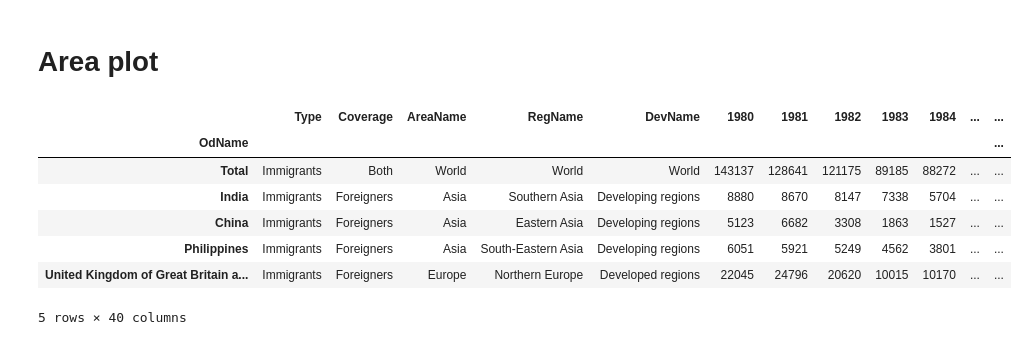
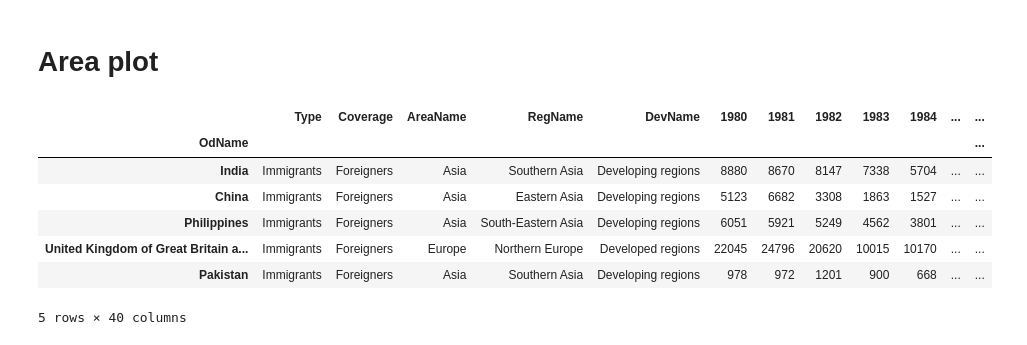
Before and after one commit to xiu-shi/DA_L7, a Jupyter notebook: L7_term2/wk3_immigration_Canada.ipynb, the cells around one changed output. Drawn from its saved outputs; the diff is of its cells as text; code cells hidden in the pictures.

```diff
--- a/L7_term2/wk3_immigration_Canada.ipynb
+++ b/L7_term2/wk3_immigration_Canada.ipynb
@@ -7,8 +7,7 @@ import matplotlib as mpl
 # %%
 dataset = pd.read_excel("/Users/eupirate/Documents/DA_L7/L7_term2/wk3_canada.xlsx",
                         sheet_name = "Canada by Citizenship",
-                        skiprows = range(20)
-                       )
+                        skiprows = range(20))
 dataset.head()
 # %% [output]
 |  | Type | Coverage | OdName | AREA | AreaName | REG | RegName | DEV | DevName | 1980 | ... | ... |
@@ -34,5 +25,5 @@ dataset.head()
 # %%
-dataset['Total'] = dataset.iloc[:, 9:].sum(axis=1)
+dataset['Total_Immigrants'] = dataset.iloc[:, 9:].sum(axis=1)
 
 #dataset['Total'] = dataset.sum(axis=1)
 dataset.head()
@@ -170,19 +161,23 @@ Text(20, 6000, 'Earthquake 2010')
 [figure]
 # %% [markdown]
 # Area plot
+# %%
+#remove the row with label 'Total'
+dataset = dataset[dataset.index !='Total']
+dataset = dataset[dataset.index !='Unknown']
 # %%
 # we organise the dta from the largest to smallest
 
-dataset.sort_values(["Total"],ascending = False, axis = 0, inplace = True)
+dataset.sort_values(["Total_Immigrants"],ascending = False, axis = 0, inplace = True)
 dataset.head()
 # %% [output]
 |  | Type | Coverage | AreaName | RegName | DevName | 1980 | 1981 | 1982 | 1983 | 1984 | ... | ... |
 | OdName |  |  |  |  |  |  |  |  |  |  |  | ... |
-| Total | Immigrants | Both | World | World | World | 143137 | 128641 | 121175 | 89185 | 88272 | ... | ... |
 | India | Immigrants | Foreigners | Asia | Southern Asia | Developing regions | 8880 | 8670 | 8147 | 7338 | 5704 | ... | ... |
 | China | Immigrants | Foreigners | Asia | Eastern Asia | Developing regions | 5123 | 6682 | 3308 | 1863 | 1527 | ... | ... |
 | Philippines | Immigrants | Foreigners | Asia | South-Eastern Asia | Developing regions | 6051 | 5921 | 5249 | 4562 | 3801 | ... | ... |
 | United Kingdom of Great Britain a... | Immigrants | Foreigners | Europe | Northern Europe | Developed regions | 22045 | 24796 | 20620 | 10015 | 10170 | ... | ... |
+| Pakistan | Immigrants | Foreigners | Asia | Southern Asia | Developing regions | 978 | 972 | 1201 | 900 | 668 | ... | ... |
 5 rows × 40 columns
 # %%
 # we select the top 5 countries to create the area plot
```
Also changed, not shown: parts of 4 cells of this notebook.
